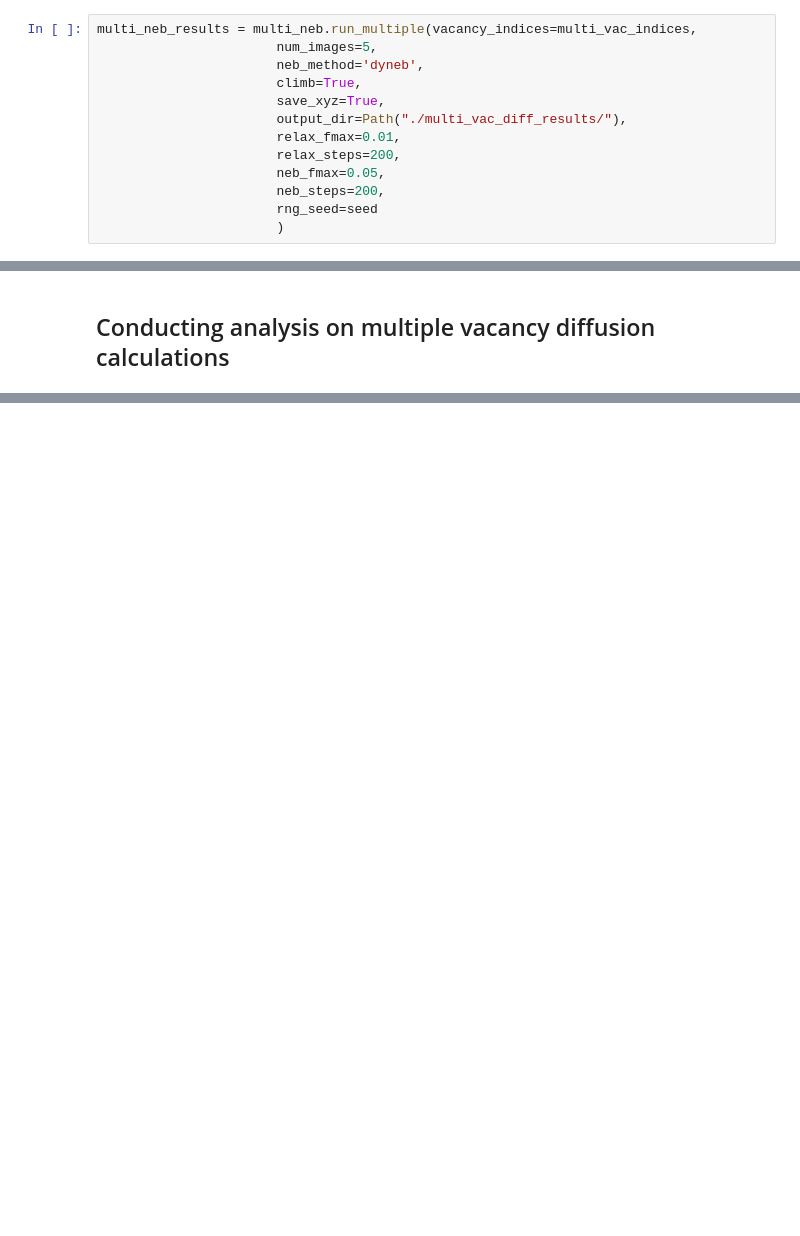
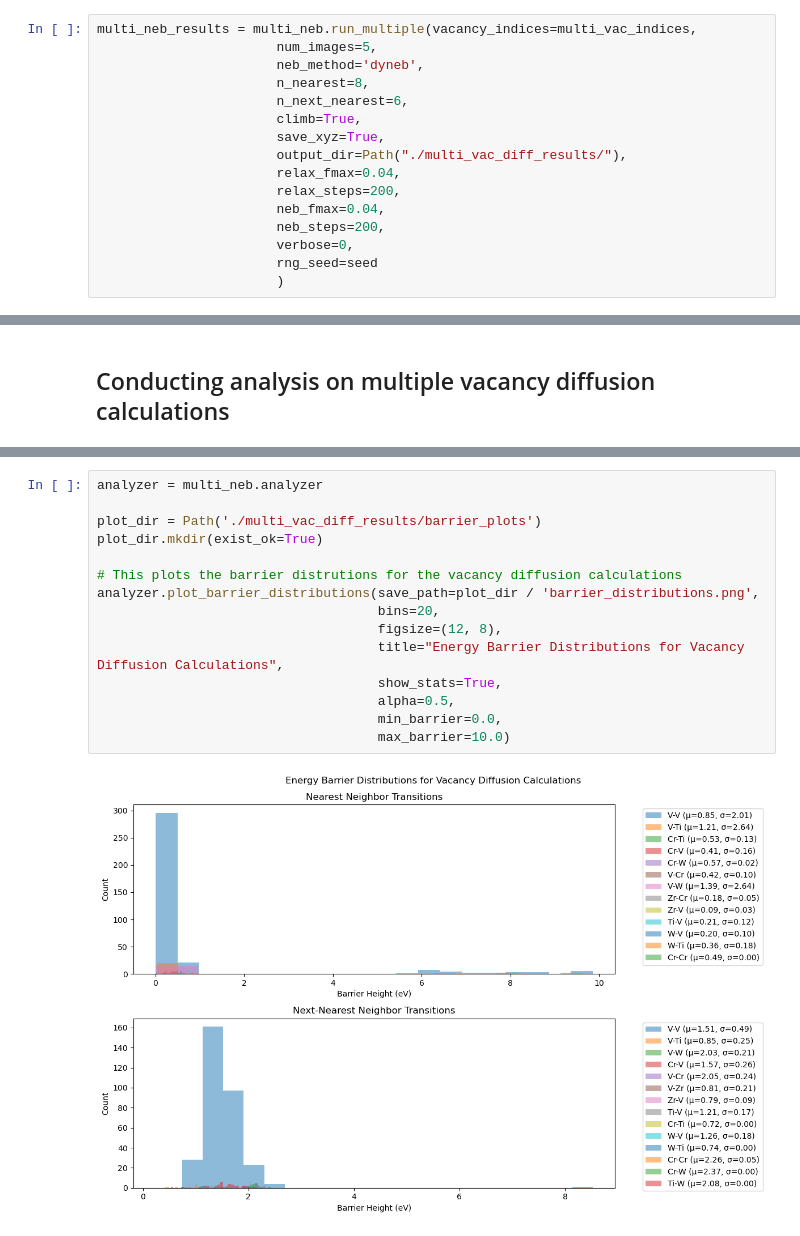
Before and after one commit to mstapelberg/forge, a Jupyter notebook: scratch/notebooks/scratch_neb_workflow.ipynb, the cells around one changed output, grey strips where cells are left out. Drawn from its saved outputs; the diff is of its cells as text; blank space fills up the shorter version.

```diff
--- a/scratch/notebooks/scratch_neb_workflow.ipynb
+++ b/scratch/notebooks/scratch_neb_workflow.ipynb
@@ -283,13 +346,16 @@ Vacancy indices: [102 348 270]
 multi_neb_results = multi_neb.run_multiple(vacancy_indices=multi_vac_indices,
                        num_images=5,
                        neb_method='dyneb',
+                       n_nearest=8,
+                       n_next_nearest=6,
                        climb=True,
                        save_xyz=True,
                        output_dir=Path("./multi_vac_diff_results/"),
-                       relax_fmax=0.01,
+                       relax_fmax=0.04,
                        relax_steps=200,
-                       neb_fmax=0.05,
+                       neb_fmax=0.04,
                        neb_steps=200,
+                       verbose=0,
                        rng_seed=seed
                        )
 # %% [output]
@@ -486,0 +382,17 @@ FIRE:   45 16:35:20    -3940.989258        0.006832
+# %%
+analyzer = multi_neb.analyzer
+
+plot_dir = Path('./multi_vac_diff_results/barrier_plots')
+plot_dir.mkdir(exist_ok=True)
+
+# This plots the barrier distrutions for the vacancy diffusion calculations
+analyzer.plot_barrier_distributions(save_path=plot_dir / 'barrier_distributions.png',
+                                    bins=20,
+                                    figsize=(12, 8),
+                                    title="Energy Barrier Distributions for Vacancy Diffusion Calculations",
+                                    show_stats=True,
+                                    alpha=0.5,
+                                    min_barrier=0.0,
+                                    max_barrier=10.0)
+# %% [output]
+[figure, added]
```
Also changed, not shown: parts of 19 cells of this notebook, 2 other files.
